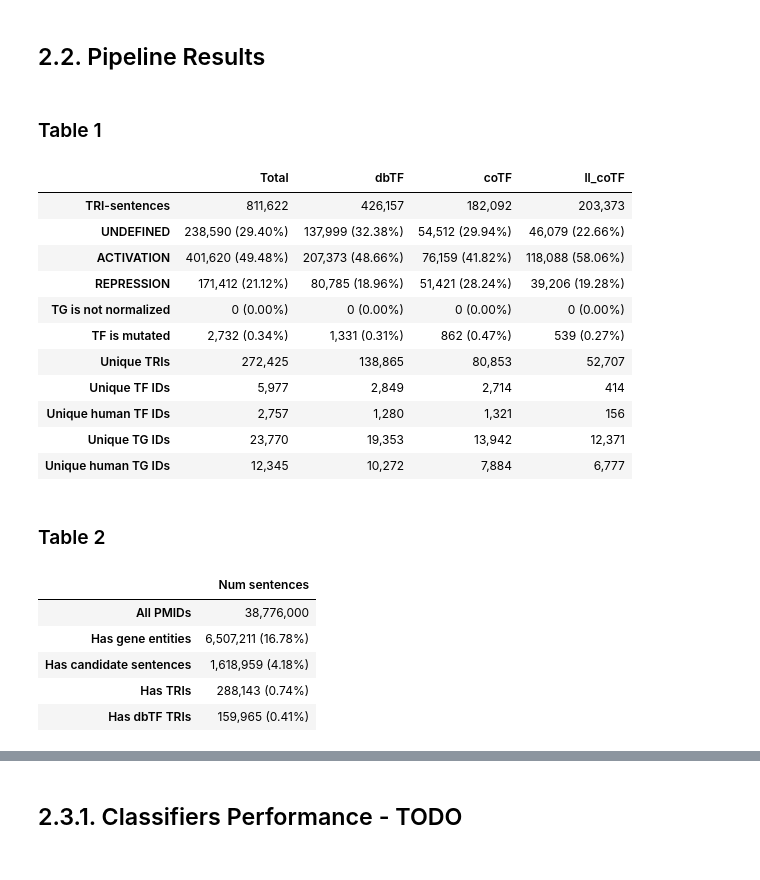
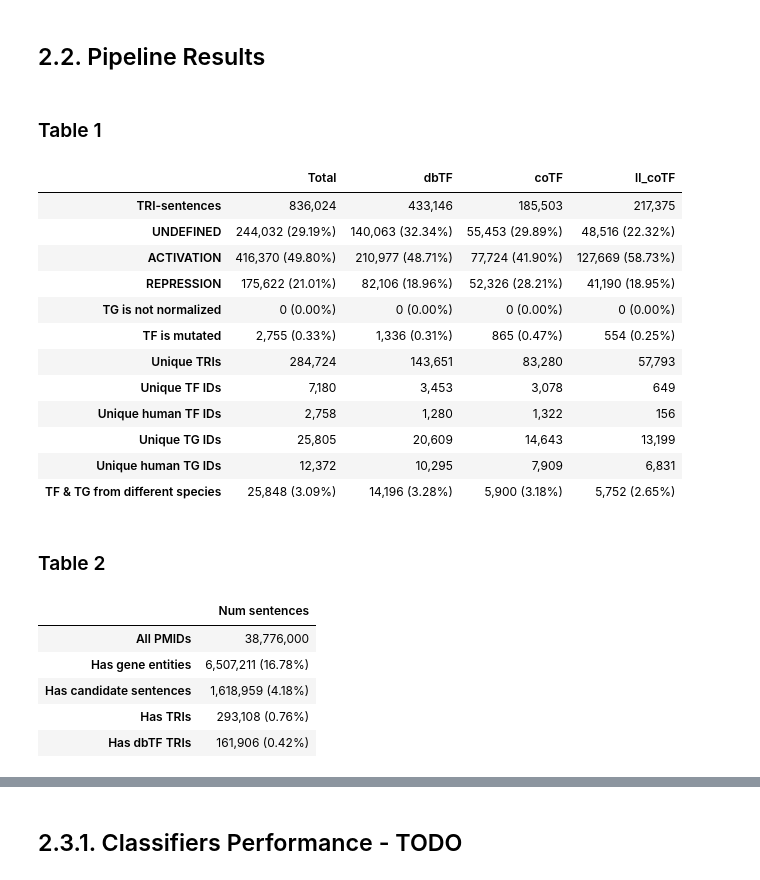
Before and after one commit to Rbbt-Workflows/ExTRI2, a Jupyter notebook: analysis/repo_to_paper.ipynb, the cells around one changed output, grey strips where cells are left out. Cells and saved outputs as stored; diff of their text form; code cells hidden in the pictures.

```diff
--- a/analysis/repo_to_paper.ipynb
+++ b/analysis/repo_to_paper.ipynb
@@ -77,19 +67,0 @@ print(f"{diff_species_m.sum()} ({diff_species_m.sum() / len(ExTRI2_df):.2%}) sen
-# %%
-
-# FILTERING
-# TODO - This should not be here, but in the appropriate section. Those filters should be in postprocessing if they impact the whole dataset, or in a specific section if they only affect validation analysis
-# TODO - Check with Astrid if she agrees with the following two filters.
-#        The first filter should not be applied to all the analysis, only to a subset. I must properly check what are the implications of removing this 3% of data already in the Setup, and should probably not do it.
-#        The second filter has been commented for some reason. Understand why, and whether it should be commented or not.
-
-# Remove sentences where TF or TG are mapped to multiple Gene IDs
-# TODO - This should not be done here. This should be done, in any case, in the "validation" section. We will include TF/TGs mapped to +1 ID. We just ignore them for validation's sake.
-multiple_mapped_m = (ExTRI2_df['TF Id'].str.contains(';')) | (ExTRI2_df['TG Id'].str.contains(';'))
-print(f"{multiple_mapped_m.sum()} ({multiple_mapped_m.sum() / len(ExTRI2_df):.2%}) sentences are discarded as their TF/TG is mapped to +1 ID")
-ExTRI2_df = ExTRI2_df[~multiple_mapped_m]
-
-# Remove sentences where TF and TG are not from the same species
-# diff_species_m = ExTRI2_df['TF TaxID'] != ExTRI2_df['TG TaxID']
-# print(f"{diff_species_m.sum()} ({diff_species_m.sum() / len(ExTRI2_df):.2%}) sentences are discarded as their TF and TG are from different species")
-# ExTRI2_df = ExTRI2_df[~diff_species_m]
-# TODO - This filter should be moved to postprocessing, but I have to check what impact does it have on the validation. Did we validate removing those sentences, or keeping them?
@@ -322,6 +300,9 @@ def split_in_dbTF_coTF_ll_coTF(ExTRI2_df):
     coTF_df = ExTRI2_df[m_coTF]
     ll_coTF_df = ExTRI2_df[m_ll_coTF]
 
+    # Check if the split was done correctly
+    assert len(ExTRI2_df) == len(dbTF_df) + len(coTF_df) + len(ll_coTF_df)
+
     return dbTF_df, coTF_df, ll_coTF_df
 
 dbTF_df, coTF_df, ll_coTF_df = split_in_dbTF_coTF_ll_coTF(ExTRI2_df)
@@ -347,6 +328,9 @@ def table_1(ExTRI2_df, dbTF_df, coTF_df, ll_coTF_df) -> dict:
         for T in ['TF', 'TG']:
             analytics[f'Unique {T} IDs'] = f"{df[f'{T} Id'].nunique():,}"
             analytics[f'Unique human {T} IDs'] = f"{df[df[f'{T} TaxID'] == '9606'][f'{T} Id'].nunique():,}"
+
+        diff_species_m = df['TF TaxID'].apply(lambda x: set(x.split(';'))) != df['TG TaxID'].apply(lambda x: set(x.split(';')))
+        analytics['TF & TG from different species'] = f"{diff_species_m.sum():,} ({diff_species_m.sum() / len(df):.2%})"
 
         # Convert the analytics dictionary to a DataFrame and add it to the list
         analysis_df = pd.DataFrame.from_dict(analytics, orient='index', columns=[name])
@@ -364,53 +348,52 @@ def table_2(final_df, dbTF_df):
     # Get the number of PMIDs in candidate sentences
     candidate_sents = pd.read_csv(config['raw_ExTRI2_p'], sep='\t', header=1, chunksize=1_000_000, keep_default_na=False)
     candidate_PMIDs = set()
     for chunk in candidate_sents:
         PMIDs = chunk['#SentenceID'].apply(lambda row: row.split(':')[1])
         candidate_PMIDs.update(PMIDs)
 
     has_TRIs = final_df['PMID'].nunique()
     has_dbTF_TRIs = dbTF_df['PMID'].nunique()
 
     h3("Table 2")
     analytics = {}
     analytics['All PMIDs'] = f"{all_pmids:,}"
     analytics['Has gene entities'] = f"{has_gene_entities:,} ({has_gene_entities / all_pmids:.2%})"
     analytics['Has candidate sentences'] = f"{len(candidate_PMIDs):,} ({len(candidate_PMIDs) / all_pmids:.2%})"
     analytics['Has TRIs'] = f"{has_TRIs:,} ({has_TRIs / all_pmids:.2%})"
     analytics['Has dbTF TRIs'] = f"{has_dbTF_TRIs:,} ({has_dbTF_TRIs / all_pmids:.2%})"
 
 
     analysis_df = pd.DataFrame.from_dict(analytics, orient='index', columns=['Num sentences'])
     # analysis_df.to_excel('tables_figs/table_1.xlsx')
     display(analysis_df)
 
     return
 
 table_1(ExTRI2_df, dbTF_df, coTF_df, ll_coTF_df)
-# TODO - TG is not normalized = 0 as I have removed all those cases. I should remove this too (convert it into an assert instead of a table row)
-
 table_2(ExTRI2_df, dbTF_df)
 # %% [output]
 <h3>Table 1</h3>
 |  | Total | dbTF | coTF | ll_coTF |
-| TRI-sentences | 811,622 | 426,157 | 182,092 | 203,373 |
-| UNDEFINED | 238,590 (29.40%) | 137,999 (32.38%) | 54,512 (29.94%) | 46,079 (22.66%) |
-| ACTIVATION | 401,620 (49.48%) | 207,373 (48.66%) | 76,159 (41.82%) | 118,088 (58.06%) |
-| REPRESSION | 171,412 (21.12%) | 80,785 (18.96%) | 51,421 (28.24%) | 39,206 (19.28%) |
+| TRI-sentences | 836,024 | 433,146 | 185,503 | 217,375 |
+| UNDEFINED | 244,032 (29.19%) | 140,063 (32.34%) | 55,453 (29.89%) | 48,516 (22.32%) |
+| ACTIVATION | 416,370 (49.80%) | 210,977 (48.71%) | 77,724 (41.90%) | 127,669 (58.73%) |
+| REPRESSION | 175,622 (21.01%) | 82,106 (18.96%) | 52,326 (28.21%) | 41,190 (18.95%) |
 | TG is not normalized | 0 (0.00%) | 0 (0.00%) | 0 (0.00%) | 0 (0.00%) |
-| TF is mutated | 2,732 (0.34%) | 1,331 (0.31%) | 862 (0.47%) | 539 (0.27%) |
-| Unique TRIs | 272,425 | 138,865 | 80,853 | 52,707 |
-| Unique TF IDs | 5,977 | 2,849 | 2,714 | 414 |
-| Unique human TF IDs | 2,757 | 1,280 | 1,321 | 156 |
-| Unique TG IDs | 23,770 | 19,353 | 13,942 | 12,371 |
-| Unique human TG IDs | 12,345 | 10,272 | 7,884 | 6,777 |
+| TF is mutated | 2,755 (0.33%) | 1,336 (0.31%) | 865 (0.47%) | 554 (0.25%) |
+| Unique TRIs | 284,724 | 143,651 | 83,280 | 57,793 |
+| Unique TF IDs | 7,180 | 3,453 | 3,078 | 649 |
+| Unique human TF IDs | 2,758 | 1,280 | 1,322 | 156 |
+| Unique TG IDs | 25,805 | 20,609 | 14,643 | 13,199 |
+| Unique human TG IDs | 12,372 | 10,295 | 7,909 | 6,831 |
+| TF & TG from different species | 25,848 (3.09%) | 14,196 (3.28%) | 5,900 (3.18%) | 5,752 (2.65%) |
 <h3>Table 2</h3>
 |  | Num sentences |
 | All PMIDs | 38,776,000 |
 | Has gene entities | 6,507,211 (16.78%) |
 | Has candidate sentences | 1,618,959 (4.18%) |
-| Has TRIs | 288,143 (0.74%) |
-| Has dbTF TRIs | 159,965 (0.41%) |
+| Has TRIs | 293,108 (0.76%) |
+| Has dbTF TRIs | 161,906 (0.42%) |
 # %%
 # FIGURE 2 & TABLE S6
 def figure_2(df):
```
Also changed, not shown: parts of 7 cells of this notebook, 8 other files.
